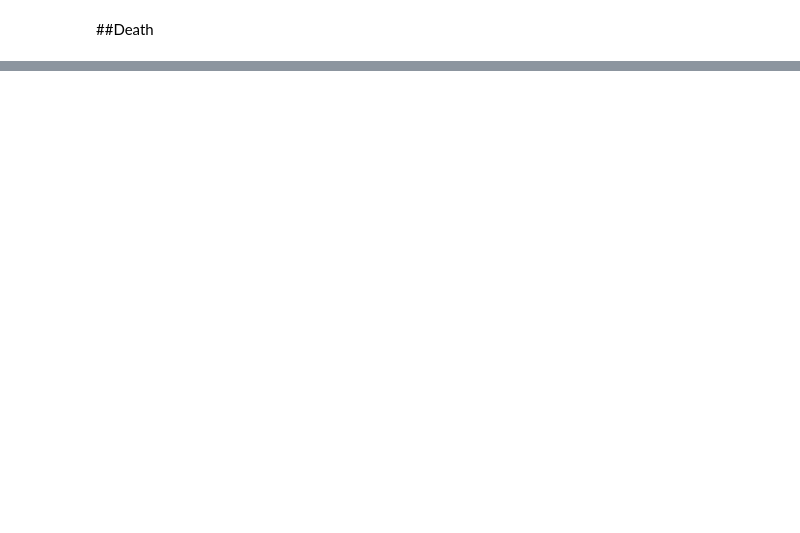
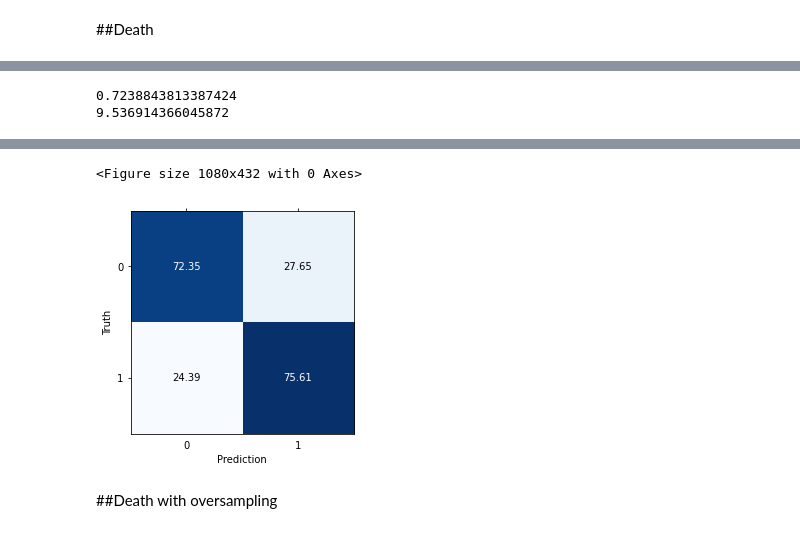
Before and after one commit to Benjamincollins42/everest_pred_proj, a Jupyter notebook: modeling.ipynb, the cells around one changed output, grey strips where cells are left out. Saved outputs shown, nothing was run; the diff lists cells and outputs as text; code cells hidden in the pictures; blank space fills up the shorter version.

Commit message:
Experimented with class balancing for death model

```diff
--- a/modeling.ipynb
+++ b/modeling.ipynb
@@ -34,9 +32,10 @@ X_death_train, X_death_valid, y_death_train, y_death_valid = train_test_split(
 summit_model = XGBClassifier(
                              early_stopping_rounds=10,
                              lr = 0.05,
-                             n_estimators=500,
+                             n_estimators=1000,
                              verbosity=1,
                              max_deapth=4
+
                              )
 
 summit_model.fit(X_summit_train, y_summit_train)
@@ -95,7 +130,7 @@ plt.grid(True, which = 'minor')
 death_model = XGBClassifier(
                             early_stopping_rounds=10,
                             lr = 0.05,
-                            n_estimators=500,
+                            n_estimators=1000,
                             verbosity=1,
                             max_deapth=4
                             )
@@ -150,0 +231,10 @@ plt.grid(True, which = 'minor')
+# %%
+death_model_u = XGBClassifier(
+                            early_stopping_rounds=10,
+                            lr = 0.05,
+                            n_estimators=1000,
+                            verbosity=1,
+                            max_deapth=6,
+                            )
+
+death_model_u.fit(X_death_resampled_u, y_death_resampled_u)
@@ -150,0 +250,60 @@ plt.grid(True, which = 'minor')
+# %%
+death_predictions_u = death_model_u.predict(X_death_valid)
+
+print(accuracy_score(y_death_valid, death_predictions_u))
+print(log_loss(y_death_valid, death_predictions_u))
+# %% [output]
+0.7238843813387424
+9.536914366045872
+# %%
+plt.figure(figsize=(15, 6))
+
+death_confusion_u = confusion_matrix(y_death_valid, death_predictions_u)
+
+d_acc_u = (death_confusion_u[0][0] + death_confusion_u[1][1])/ (death_confusion_u[0][0]
+    + death_confusion_u[0][1] + death_confusion_u[1][0] + death_confusion_u[1][1])
+d_ner_u = (death_confusion_u[1][0] + death_confusion_u[1][1]) / (death_confusion_u[0][0]
+      + death_confusion_u[0][1])
+d_missclass_u = (death_confusion_u[0][1] + death_confusion_u[1][0]) / (
+    death_confusion_u[0][0] + death_confusion_u[0][1] + death_confusion_u[1][0] +
+    death_confusion_u[1][1])
+d_tpr_u = death_confusion_u[1][1] / (death_confusion_u[1][0] + death_confusion_u[1][1])
+d_fpr_u = death_confusion_u[0][1] / (death_confusion_u[0][0] + death_confusion_u[0][1])
+d_tnr_u = death_confusion_u[0][0] / (death_confusion_u[0][0] + death_confusion_u[0][1])
+d_fnr_u = death_confusion_u[1][0] / (death_confusion_u[1][0] + death_confusion_u[1][1])
+d_prc_u = death_confusion_u[1][1] / (death_confusion_u[0][1] + death_confusion_u[1][1])
+d_f_measure_u = 2 * ((d_tpr_u * d_prc_u) / (d_tpr_u + d_prc_u))
+
+print("Accuracy:", d_acc_u)
+print("Null error rate:", d_ner_u)
+print("Error rate:", d_missclass_u)
+print("True Positive Rate:", d_tpr_u)
+print("False Positive Rate:", d_fpr_u)
+print("True Negitive Rate:", d_tnr_u)
+print("False Negitive Rate:", d_fnr_u)
+print("Precision:", d_prc_u)
+print("F-measure:", d_f_measure_u)
+
+temp_con = []
+for i in death_confusion_u:
+  temp = i / sum(i) * 100
+  temp_con.append(temp)
+
+death_confusion_u = temp_con
+
+plt.matshow(death_confusion_u, cmap = 'Blues')
+
+for (i, j), z in np.ndenumerate(death_confusion_u):
+    if(0 < z < 50):
+        plt.text(j, i, '{0:0.2f}'.format(z), ha='center', va='center', color =
+                 'black')
+
+    else:
+        plt.text(j, i, '{0:0.2f}'.format(z), ha='center', va='center', color =
+                 'white')
+plt.ylabel("Truth")
+plt.xlabel("Prediction")
+plt.tick_params(bottom = False, top = True, labelbottom = True, labeltop = False)
+plt.grid(True, which = 'minor')
+#plt.savefig("Graphs/.png", bbox_inches='tight', dpi=600)
+# %% [output]
@@ -150,0 +319,4 @@ plt.grid(True, which = 'minor')
+<Figure size 1080x432 with 0 Axes>
+[figure, added]
+# %% [markdown]
+##Death with oversampling
```
Also changed, not shown: parts of 19 cells of this notebook.
